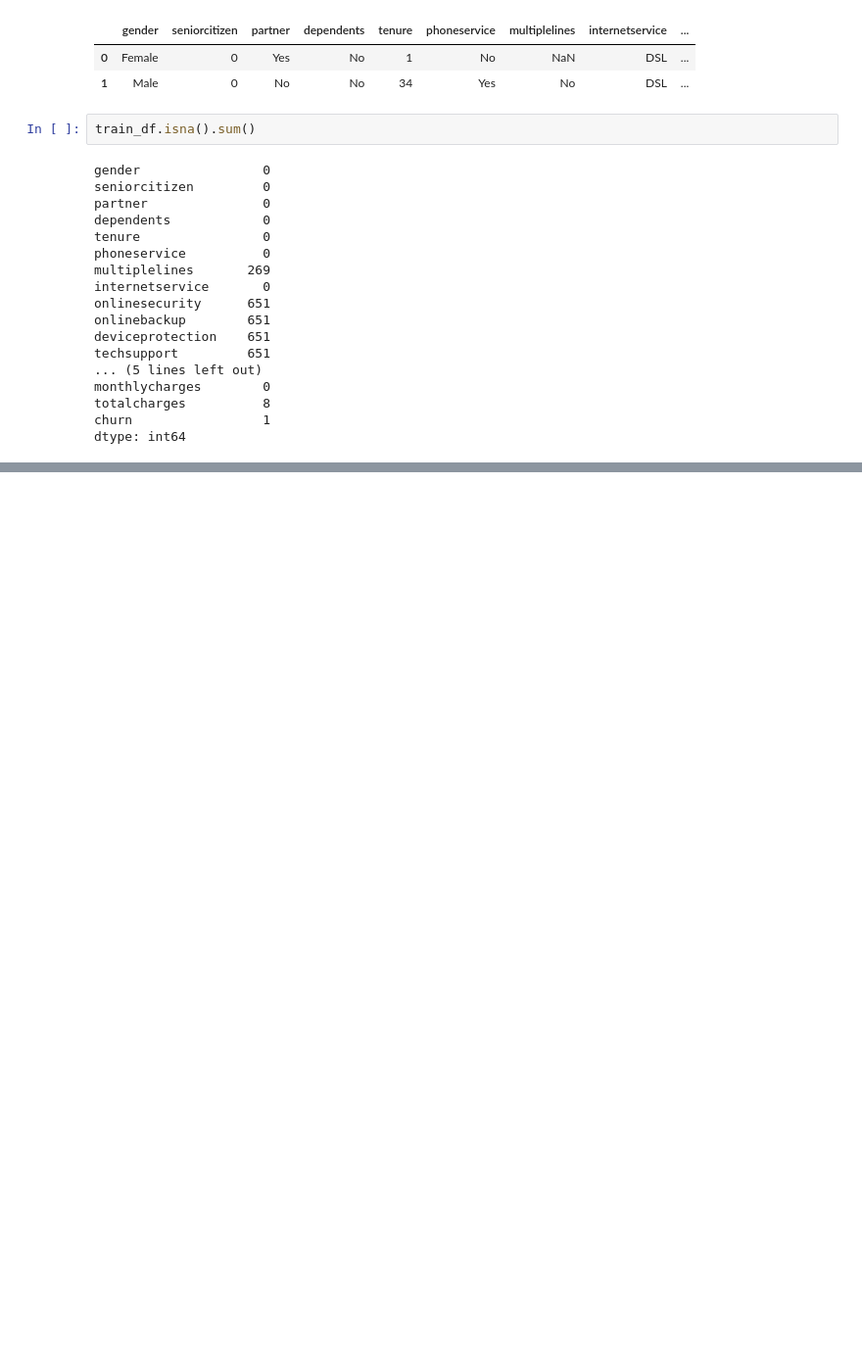
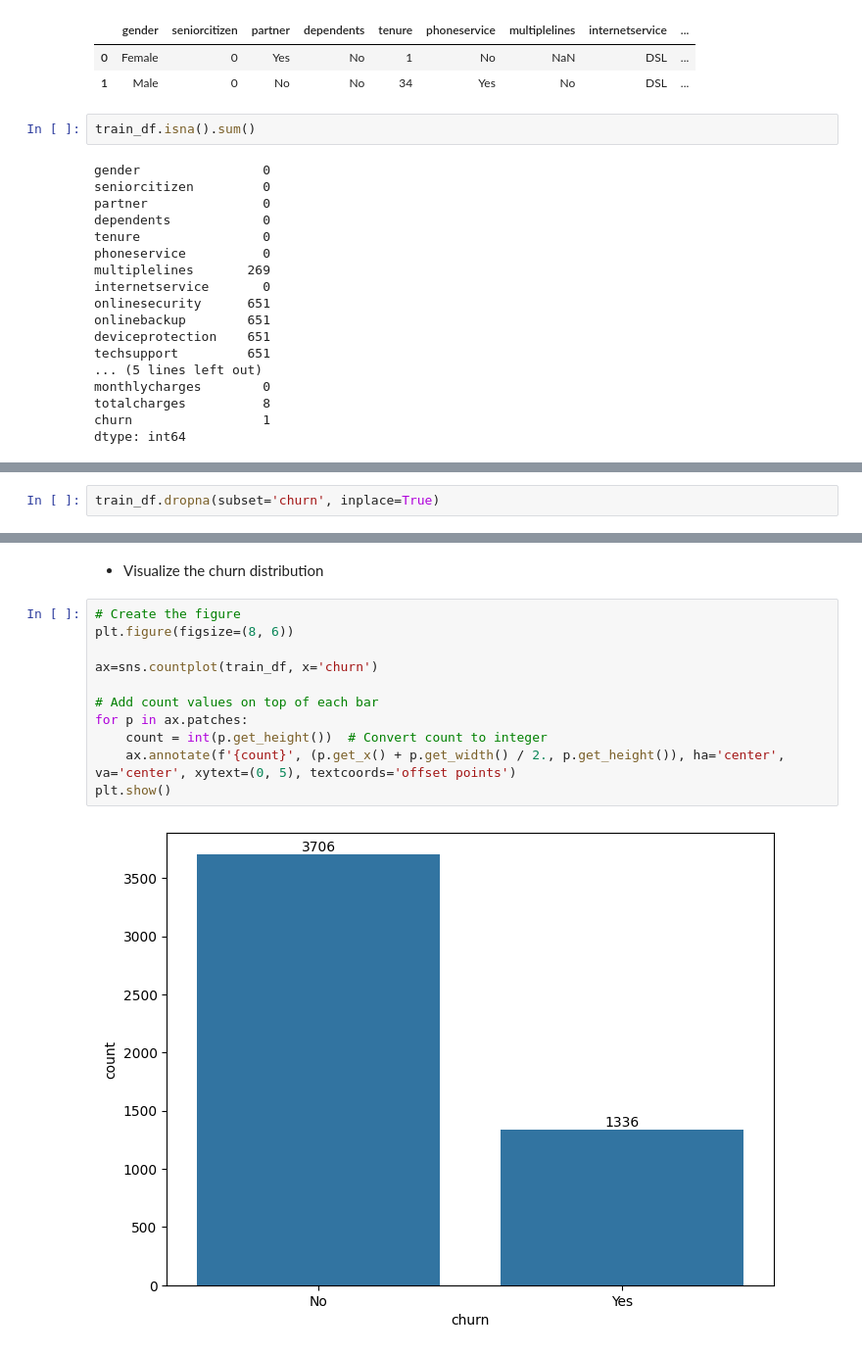
Before and after one commit to heldana30/Customer_Churn_Prediction, a Jupyter notebook: customer_churn_prediction.ipynb, the cells around one changed output, grey strips where cells are left out. Shown: that part at 98% size. Drawn from its saved outputs; the diff is of its cells as text; blank space fills up the shorter version.

```diff
--- a/customer_churn_prediction.ipynb
+++ b/customer_churn_prediction.ipynb
@@ -1151,0 +1154,2 @@ dtype: int64
+# %%
+train_df.dropna(subset='churn', inplace=True)
@@ -1151,0 +1165,15 @@ dtype: int64
+# %% [markdown]
+- Visualize the churn distribution
+# %%
+# Create the figure
+plt.figure(figsize=(8, 6))
+
+ax=sns.countplot(train_df, x='churn')
+
+# Add count values on top of each bar
+for p in ax.patches:
+    count = int(p.get_height())  # Convert count to integer
+    ax.annotate(f'{count}', (p.get_x() + p.get_width() / 2., p.get_height()), ha='center', va='center', xytext=(0, 5), textcoords='offset points')
+plt.show()
+# %% [output]
+[figure, added]
```
Also changed, not shown: parts of 14 cells of this notebook.
